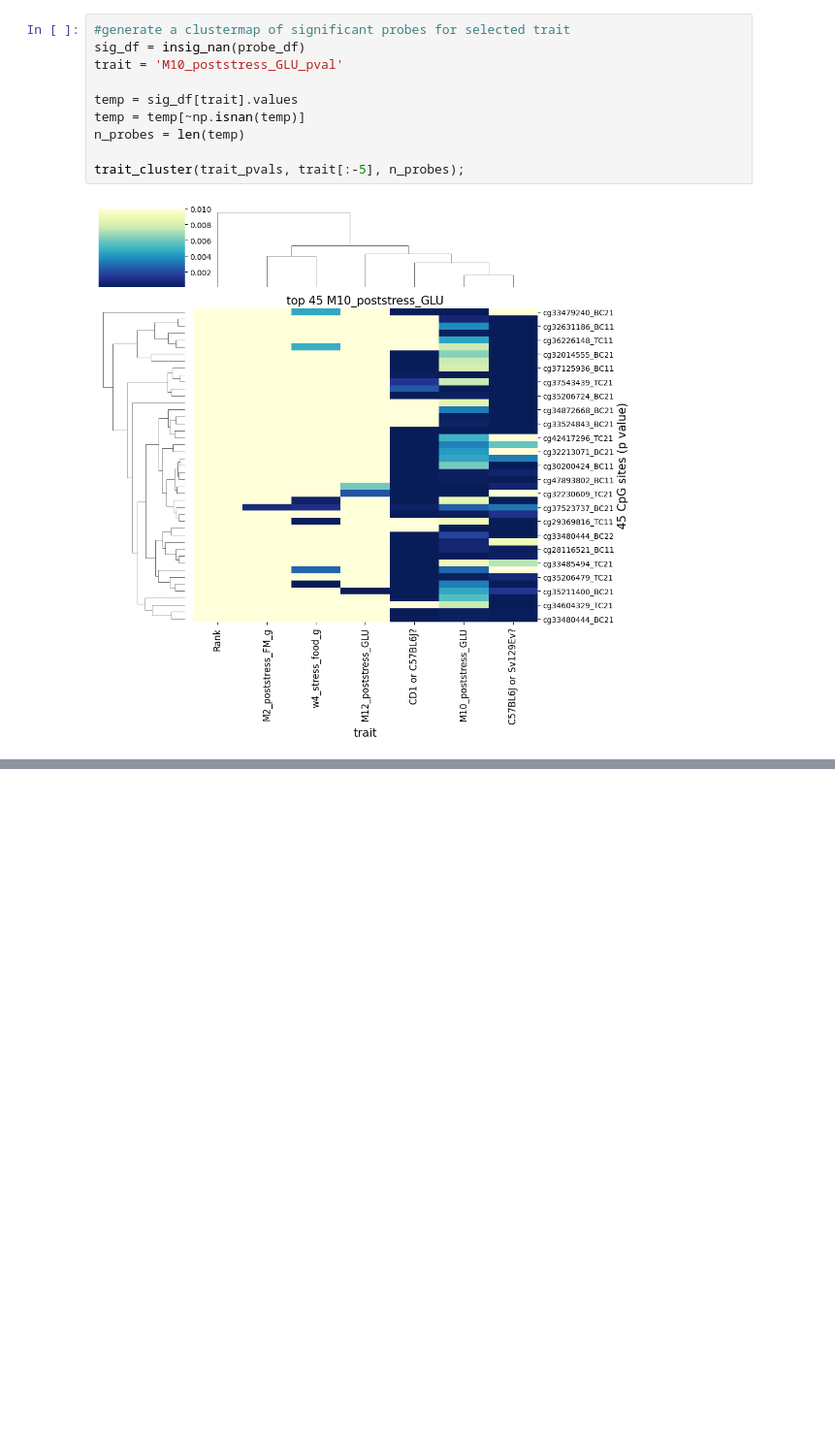
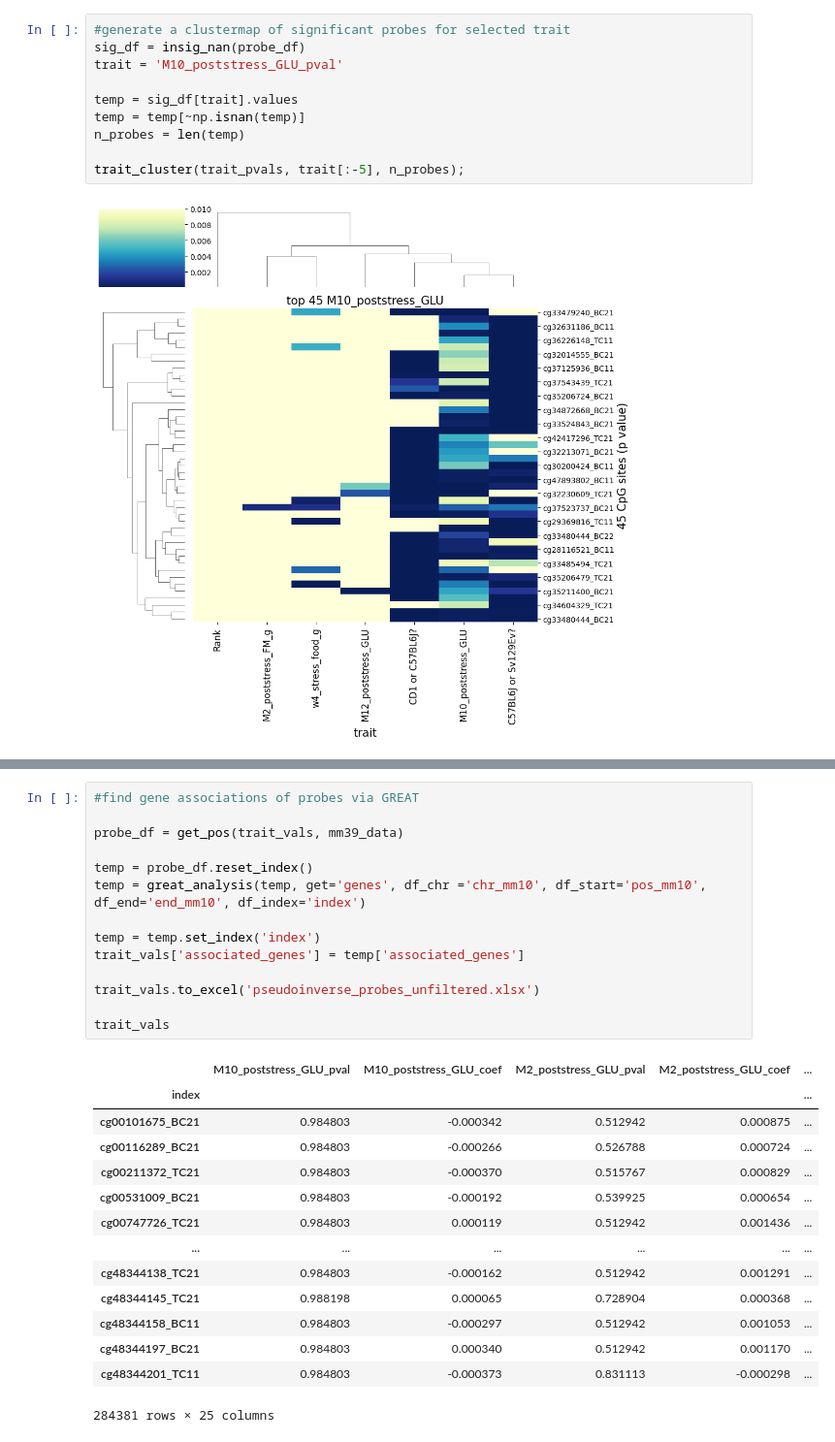
Before and after one commit to SamAndTheSun/pellegrini_temp, a Jupyter notebook: pseudoinverse_model.ipynb, the cells around one changed output, grey strips where cells are left out. Shown at 97% size. Saved outputs shown, nothing was run; the diff lists cells and outputs as text; blank space fills up the shorter version.

```diff
--- a/pseudoinverse_model.ipynb
+++ b/pseudoinverse_model.ipynb
@@ -133 +136,30 @@ trait_vals
+# %%
+#find gene associations of probes via GREAT
+
+probe_df = get_pos(trait_vals, mm39_data)
+
+temp = probe_df.reset_index()
+temp = great_analysis(temp, get='genes', df_chr ='chr_mm10', df_start='pos_mm10', df_end='end_mm10', df_index='index')
+
+temp = temp.set_index('index')
+trait_vals['associated_genes'] = temp['associated_genes']
+
+trait_vals.to_excel('pseudoinverse_probes_unfiltered.xlsx')
+
+trait_vals
+# %% [output]
+|  | M10_poststress_GLU_pval | M10_poststress_GLU_coef | M2_poststress_GLU_pval | M2_poststress_GLU_coef | ... |
+| index |  |  |  |  | ... |
+| cg00101675_BC21 | 0.984803 | -0.000342 | 0.512942 | 0.000875 | ... |
+| cg00116289_BC21 | 0.984803 | -0.000266 | 0.526788 | 0.000724 | ... |
+| cg00211372_TC21 | 0.984803 | -0.000370 | 0.515767 | 0.000829 | ... |
+| cg00531009_BC21 | 0.984803 | -0.000192 | 0.539925 | 0.000654 | ... |
+| cg00747726_TC21 | 0.984803 | 0.000119 | 0.512942 | 0.001436 | ... |
+| ... | ... | ... | ... | ... | ... |
+| cg48344138_TC21 | 0.984803 | -0.000162 | 0.512942 | 0.001291 | ... |
+| cg48344145_TC21 | 0.988198 | 0.000065 | 0.728904 | 0.000368 | ... |
+| cg48344158_BC11 | 0.984803 | -0.000297 | 0.512942 | 0.001053 | ... |
+| cg48344197_BC21 | 0.984803 | 0.000340 | 0.512942 | 0.001170 | ... |
+| cg48344201_TC11 | 0.984803 | -0.000373 | 0.831113 | -0.000298 | ... |
+284381 rows × 25 columns
 # %%
```
Also changed, not shown: parts of 4 cells of this notebook, 1 other file.
